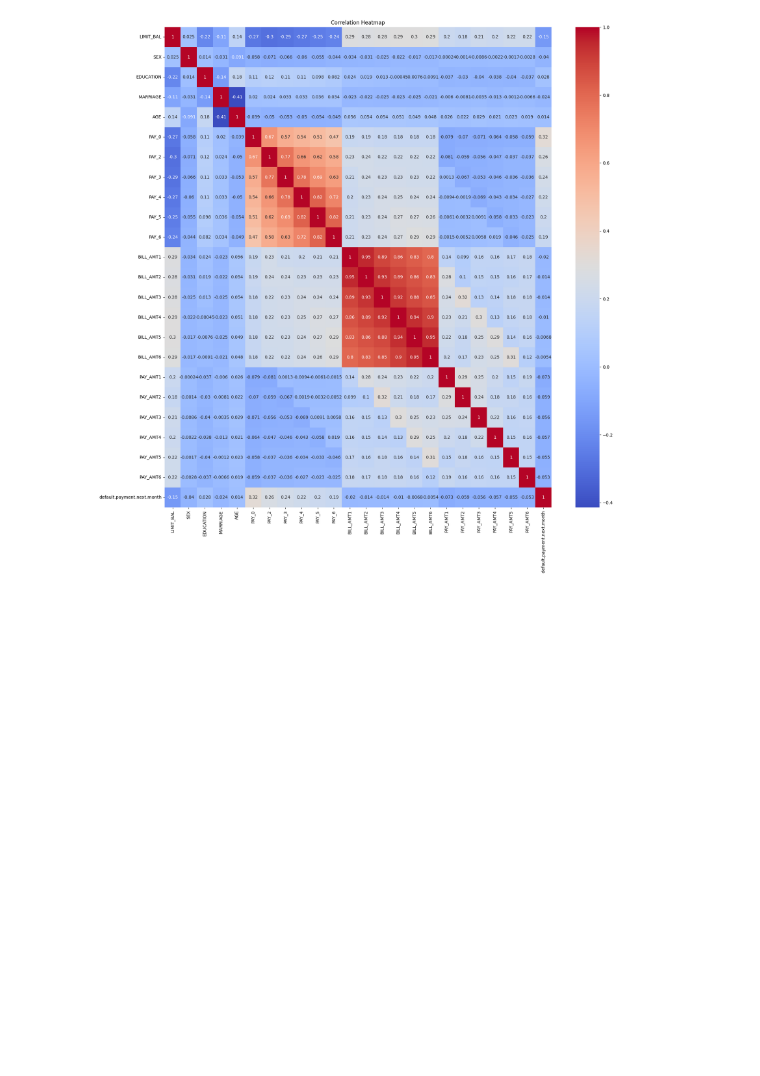
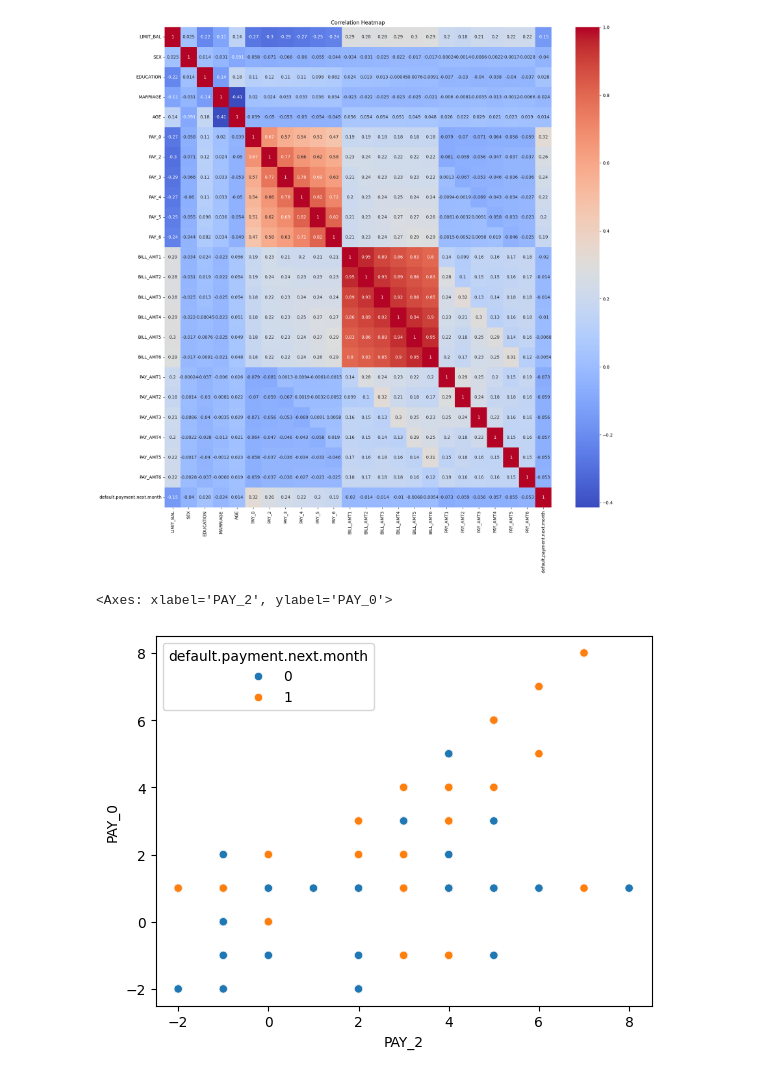
Before and after one commit to BhaveshNikam09/Credit_card_default_prediction, a Jupyter notebook: notebooks/EDA.ipynb, the cells around one changed output. Cells and saved outputs as stored; diff of their text form; code cells hidden in the pictures; blank space fills up the shorter version.

```diff
--- a/notebooks/EDA.ipynb
+++ b/notebooks/EDA.ipynb
@@ -182,3 +233,8 @@ plt.title("Correlation Heatmap")  # Optional: Add a title
 plt.show()
 # %% [output]
 [figure]
+# %%
+sns.scatterplot(df,hue='default.payment.next.month',y='PAY_0',x='PAY_2')
+# %% [output]
+<Axes: xlabel='PAY_2', ylabel='PAY_0'>
+[figure, added]
```
Also changed, not shown: parts of 2 cells of this notebook, 10 other files.
